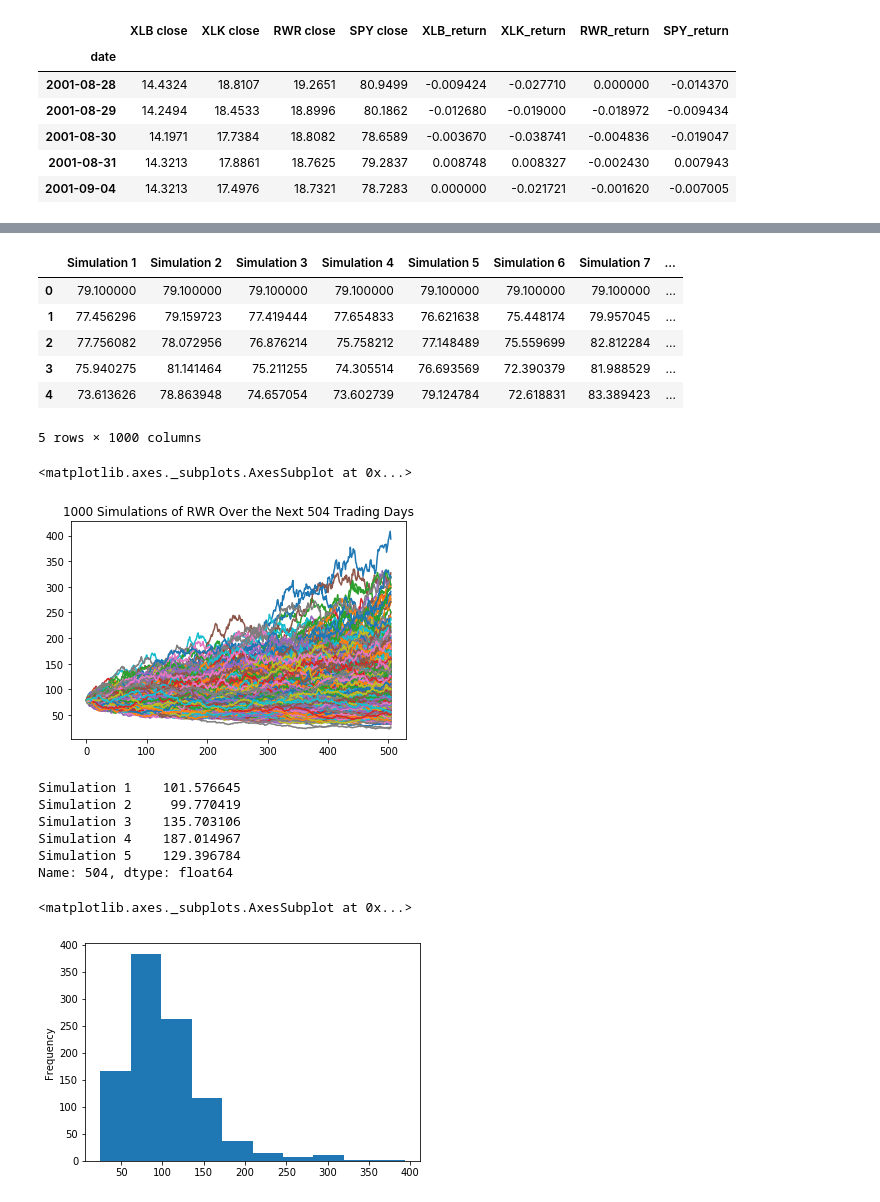
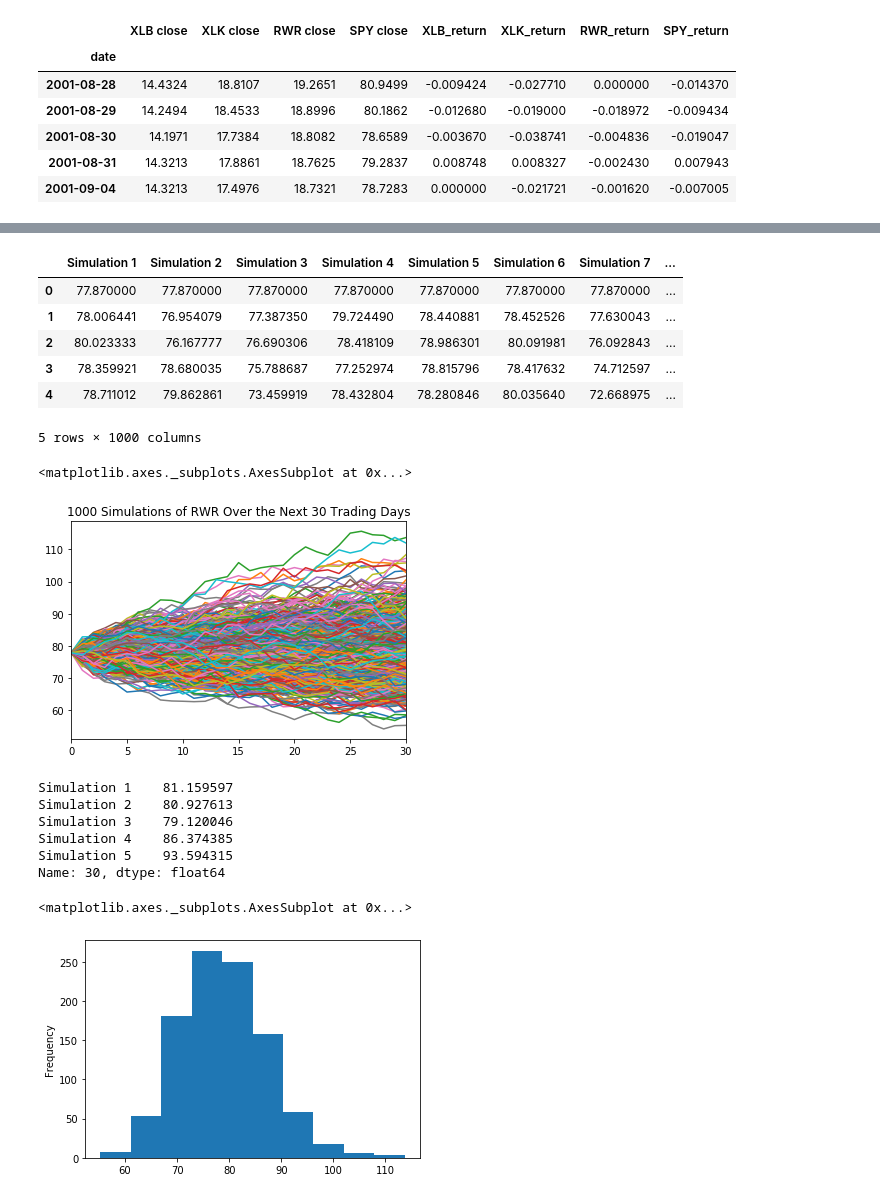
Before and after one commit to bkayratkyzy/Monte_Carlo_Simulations, a Jupyter notebook: notebooks/chris.ipynb, the cells around one changed output, grey strips where cells are left out. Drawn from its saved outputs; the diff is of its cells as text; code cells hidden in the pictures.

```diff
--- a/notebooks/chris.ipynb
+++ b/notebooks/chris.ipynb
@@ -588,7 +587,7 @@ num_simulations = 1000
 
 # Set number of trading days and get last closing price of XLB from DataFrame
 
-num_trading_days = 252*2
+num_trading_days = 30
 XLB_last_price = concat_df['XLB close'][-1]
 
 # Initialize empty DataFrame to hold simulated prices for each simulation
@@ -695,7 +694,7 @@ num_simulations = 1000
 
 # Set number of trading days and get last closing price of XLK from DataFrame
 
-num_trading_days = 252*2
+num_trading_days = 30
 XLK_last_price = concat_df['XLK close'][-1]
 
 # Initialize empty DataFrame to hold simulated prices for each simulation
@@ -802,7 +801,7 @@ num_simulations = 1000
 
 # Set number of trading days and get last closing price of XLK from DataFrame
 
-num_trading_days = 252*2
+num_trading_days = 30
 RWR_last_price = concat_df['RWR close'][-1]
 
 # Initialize empty DataFrame to hold simulated prices for each simulation
@@ -815,7 +814,7 @@ for n in range(num_simulations):
     simulated_RWR_prices = [RWR_last_price]
     simulated_RWR_prices
 
-    # Simulate the returns for 504 days
+    # Simulate the returns for 30 days
     for i in range(num_trading_days):
 
     # Calculate the simulated price using the last price within the list
@@ -829,36 +828,36 @@ for n in range(num_simulations):
 simulated_prices_RWR_df.head()
 # %% [output]
 |  | Simulation 1 | Simulation 2 | Simulation 3 | Simulation 4 | Simulation 5 | Simulation 6 | Simulation 7 | ... |
-| 0 | 79.100000 | 79.100000 | 79.100000 | 79.100000 | 79.100000 | 79.100000 | 79.100000 | ... |
-| 1 | 77.456296 | 79.159723 | 77.419444 | 77.654833 | 76.621638 | 75.448174 | 79.957045 | ... |
-| 2 | 77.756082 | 78.072956 | 76.876214 | 75.758212 | 77.148489 | 75.559699 | 82.812284 | ... |
-| 3 | 75.940275 | 81.141464 | 75.211255 | 74.305514 | 76.693569 | 72.390379 | 81.988529 | ... |
-| 4 | 73.613626 | 78.863948 | 74.657054 | 73.602739 | 79.124784 | 72.618831 | 83.389423 | ... |
+| 0 | 77.870000 | 77.870000 | 77.870000 | 77.870000 | 77.870000 | 77.870000 | 77.870000 | ... |
+| 1 | 78.006441 | 76.954079 | 77.387350 | 79.724490 | 78.440881 | 78.452526 | 77.630043 | ... |
+| 2 | 80.023333 | 76.167777 | 76.690306 | 78.418109 | 78.986301 | 80.091981 | 76.092843 | ... |
+| 3 | 78.359921 | 78.680035 | 75.788687 | 77.252974 | 78.815796 | 78.417632 | 74.712597 | ... |
+| 4 | 78.711012 | 79.862861 | 73.459919 | 78.432804 | 78.280846 | 80.035640 | 72.668975 | ... |
 5 rows × 1000 columns
 # %%
-#Plot 1000 simulations of 504 trading days
-plot_title = f"{n+1} Simulations of RWR Over the Next 504 Trading Days"
+#Plot 1000 simulations of 30 trading days
+plot_title = f"{n+1} Simulations of RWR Over the Next 30 Trading Days"
 simulated_prices_RWR_df.plot(legend=None, title=plot_title)
 # %% [output]
 <matplotlib.axes._subplots.AxesSubplot at 0x...>
-[figure, old version]
+[figure, new version]
 # %%
 # Select the last row (price of each simulation on the 504th trading day)
 simulated_ending_prices_RWR = simulated_prices_RWR_df.iloc[-1, :]
 simulated_ending_prices_RWR.head()
 # %% [output]
-Simulation 1    101.576645
-Simulation 2     99.770419
-Simulation 3    135.703106
-Simulation 4    187.014967
-Simulation 5    129.396784
-Name: 504, dtype: float64
+Simulation 1    81.159597
+Simulation 2    80.927613
+Simulation 3    79.120046
+Simulation 4    86.374385
+Simulation 5    93.594315
+Name: 30, dtype: float64
 # %%
 # Plot a frequency distribution of simulated ending prices
 simulated_ending_prices_RWR.plot(kind='hist')
 # %% [output]
 <matplotlib.axes._subplots.AxesSubplot at 0x...>
-[figure, old version]
+[figure, new version]
 # %%
 # Use `quantile` function to calculate the 95% confidence interval for simulated ending prices
 confidence_interval = simulated_ending_prices_RWR.quantile(q=[0.025, 0.975])
```
Also changed, not shown: parts of 53 cells of this notebook, 1 other file.
